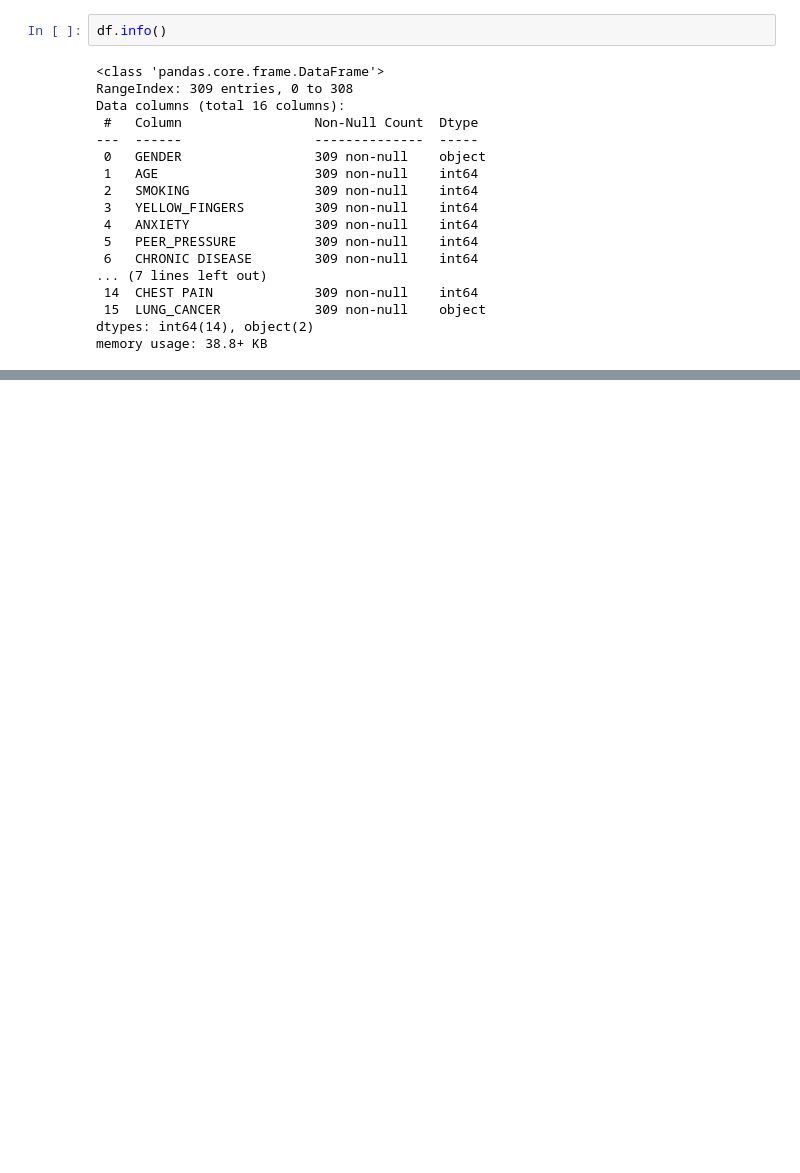
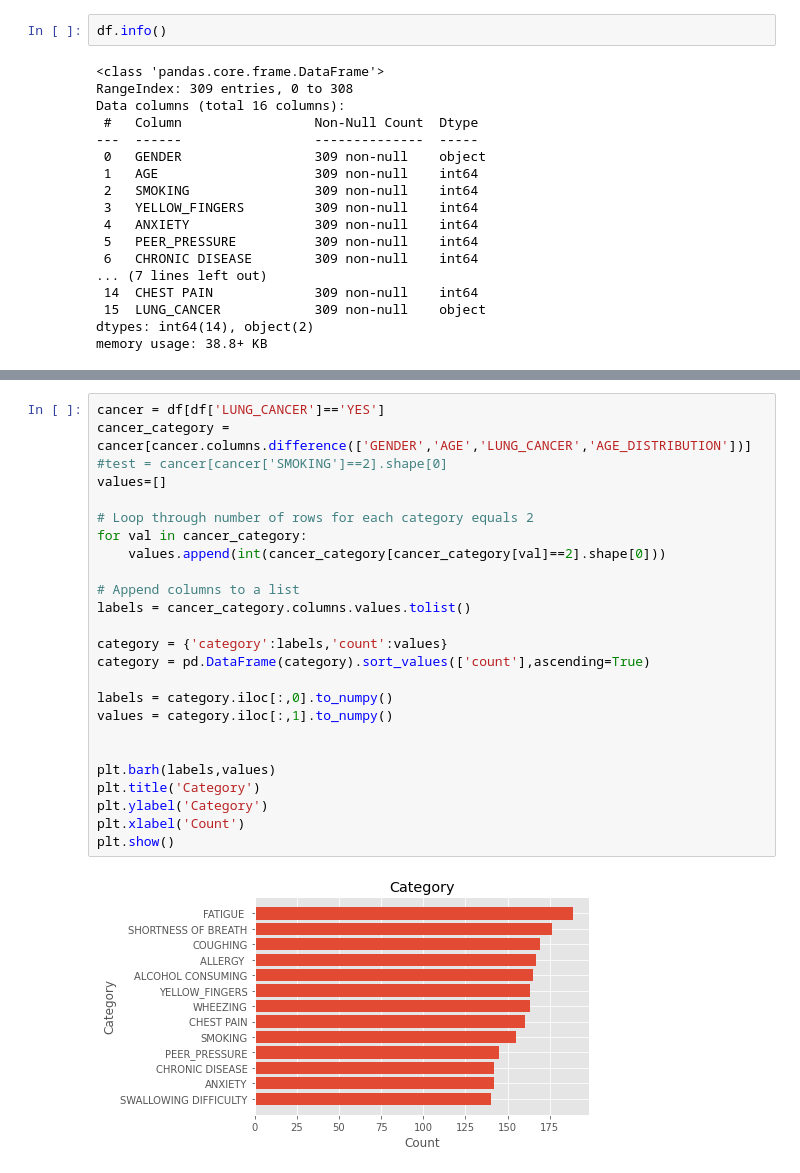
Before and after one commit to chunnali/Data-Analyst-Portfolio, a Jupyter notebook: Data_Analysis_Lung_Cancer.ipynb, the cells around one changed output, grey strips where cells are left out. Drawn from its saved outputs; the diff is of its cells as text; blank space fills up the shorter version.

```diff
--- a/Data_Analysis_Lung_Cancer.ipynb
+++ b/Data_Analysis_Lung_Cancer.ipynb
@@ -88,0 +107,27 @@ plt.show()
+# %%
+cancer = df[df['LUNG_CANCER']=='YES']
+cancer_category = cancer[cancer.columns.difference(['GENDER','AGE','LUNG_CANCER','AGE_DISTRIBUTION'])]
+#test = cancer[cancer['SMOKING']==2].shape[0]
+values=[]
+
+# Loop through number of rows for each category equals 2
+for val in cancer_category:
+    values.append(int(cancer_category[cancer_category[val]==2].shape[0]))
+
+# Append columns to a list
+labels = cancer_category.columns.values.tolist()
+
+category = {'category':labels,'count':values}
+category = pd.DataFrame(category).sort_values(['count'],ascending=True)
+
+labels = category.iloc[:,0].to_numpy()
+values = category.iloc[:,1].to_numpy()
+
+
+plt.barh(labels,values)
+plt.title('Category')
+plt.ylabel('Category')
+plt.xlabel('Count')
+plt.show()
+# %% [output]
+[figure, added]
```
Also changed, not shown: parts of 9 cells of this notebook.
